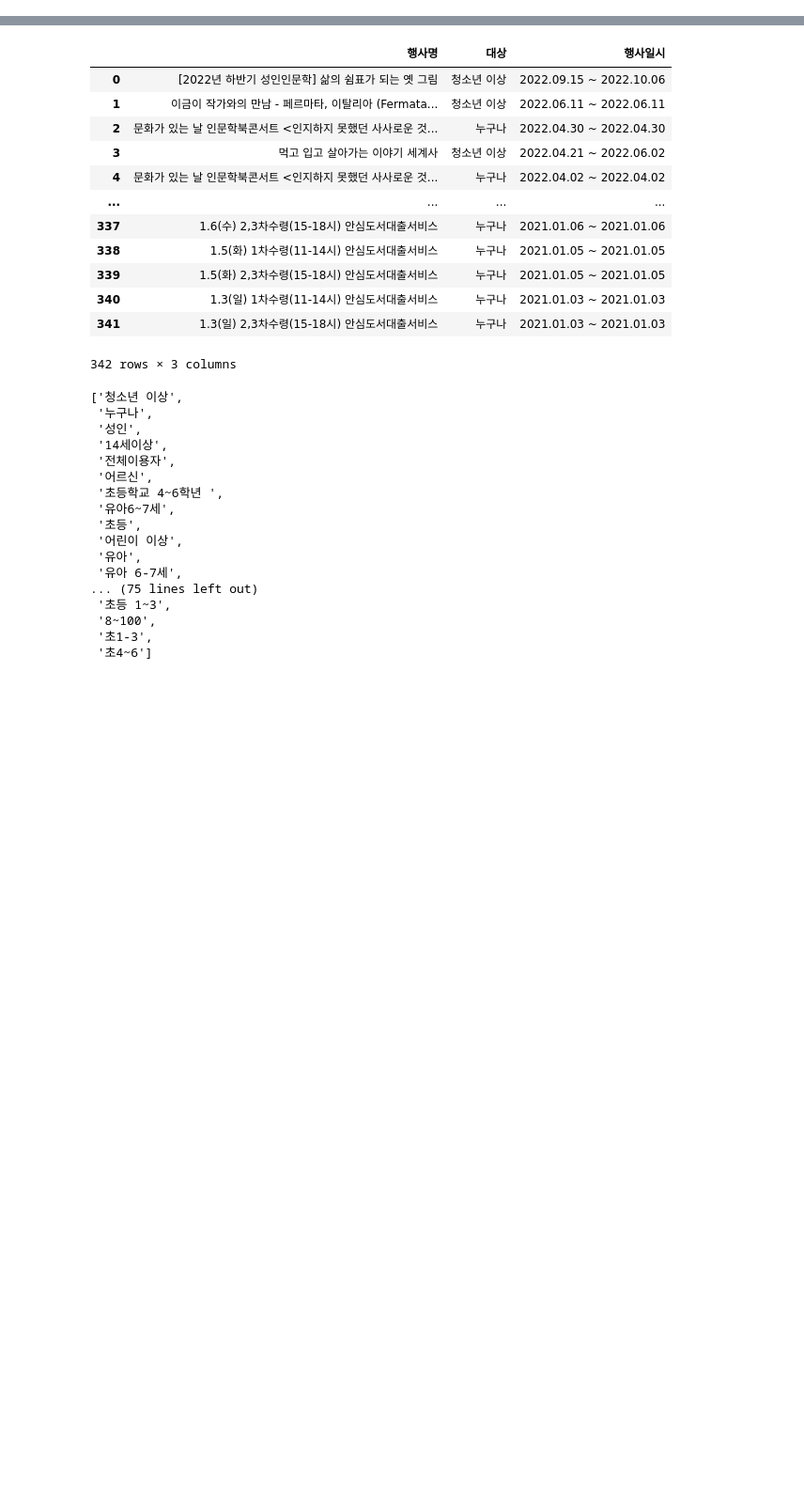
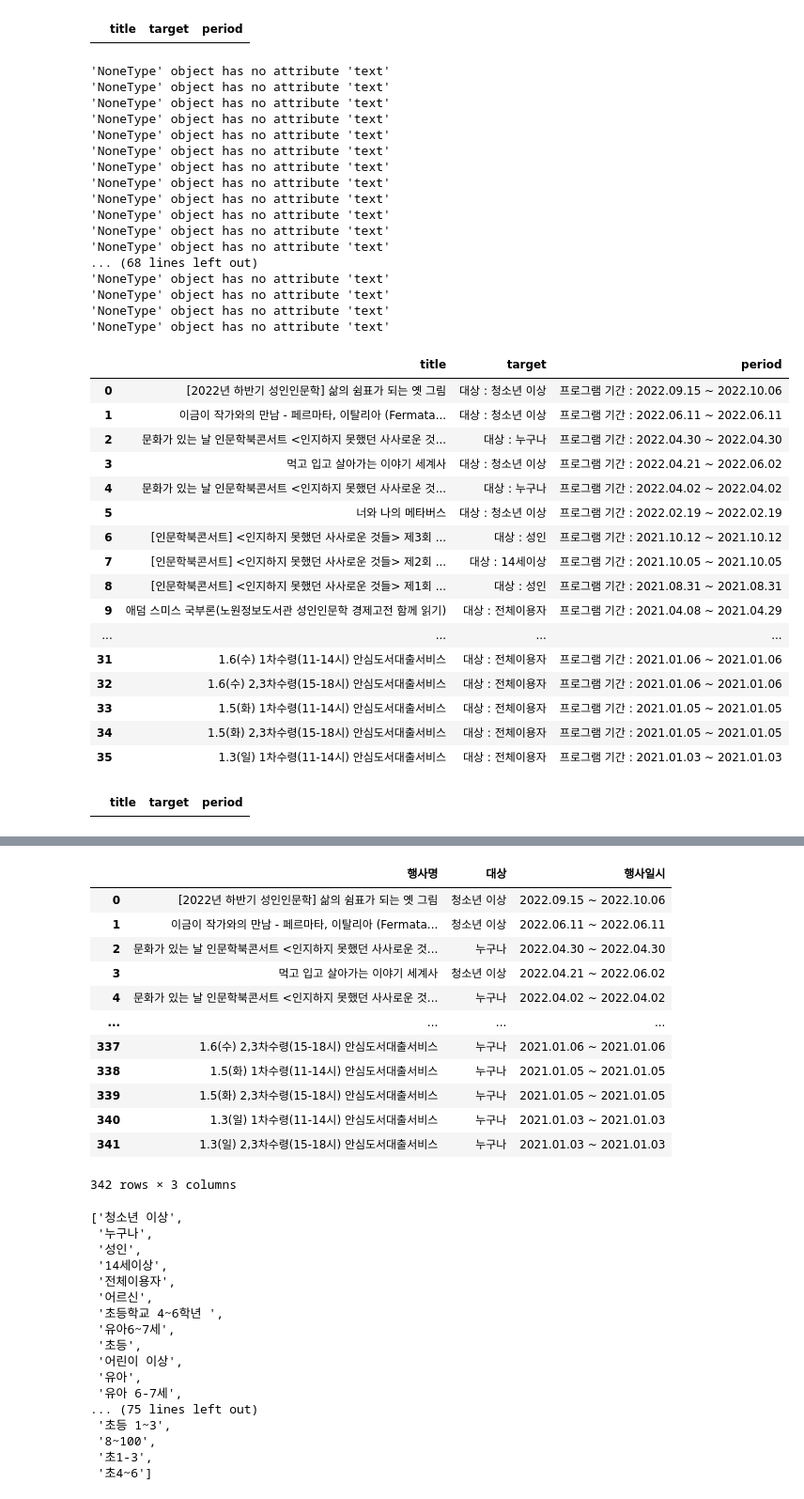
Before and after one commit to kyunakim/everybodys_lib, a Jupyter notebook: hanni/노원구 프로그램 크롤링.ipynb, the cells around one changed output, grey strips where cells are left out. Shown: that part at 94% size. Saved outputs shown, nothing was run; the diff lists cells and outputs as text; code cells hidden in the pictures; blank space fills up the shorter version.

```diff
--- a/hanni/노원구 프로그램 크롤링.ipynb
+++ b/hanni/노원구 프로그램 크롤링.ipynb
@@ -1,3 +1,9 @@
 # %%
 import warnings
 warnings.filterwarnings('ignore')
+# %%
+import pandas as pd
+nw_df = pd.DataFrame(columns = ['title','target','period'])
+nw_df
+# %% [output]
+|  | title | target | period |
@@ -3,0 +14,72 @@ warnings.filterwarnings('ignore')
+# %%
+from bs4 import BeautifulSoup
+import requests
+
+
+#main_content > div > ul > li > dl > dt > a
+
+
+ind = 0 #행번호
+
+
+for i in range(0,10): #range안에는 페이지수, 넉넉하게 넣기 #여기는 15페이지까지 가겠네
+
+    url = 'https://connect.nowonlib.kr/function_list?tab=1&lib=&s_auth2=a&s_auth1=&sdate=2021-01-01&edate=2022-09-22&s_auth3=&s_value=&start=' +str(i * 13)
+    headers = {"User-Agent":"Mozilla/5.0 (Windows NT 10.0; Win64; x64) AppleWebKit/537.36 (KHTML, like Gecko) Chrome/96.0.4664.45 Safari/537.36"}
+    nowon = requests.get(url, headers = headers, verify=False)
+    bs = BeautifulSoup(nowon.text, 'html.parser')
+
+    for j in range(1,13):
+        try:
+
+            title = bs.select_one('body > div.container > div > div.tableBox.mTable.functionTable > ul > li:nth-child('+str(j) +') > a > div:nth-child(2) > h3').text
+            target = bs.select_one('body > div.container > div > div.tableBox.mTable.functionTable > ul > li:nth-child('+str(j) +') > a > div:nth-child(2) > ul > li:nth-child(1)').text
+            period =bs.select_one('body > div.container > div > div.tableBox.mTable.functionTable > ul > li:nth-child('+str(j) +') > a > div:nth-child(2) > ul > li:nth-child(4)').text
+            nw_df.loc[ind] = [title, target, period]
+            ind += 1
+        except Exception as e:
+            print(e)
+
+
+nw_df
+# %% [output]
+'NoneType' object has no attribute 'text'
+'NoneType' object has no attribute 'text'
+'NoneType' object has no attribute 'text'
+'NoneType' object has no attribute 'text'
+'NoneType' object has no attribute 'text'
+'NoneType' object has no attribute 'text'
+'NoneType' object has no attribute 'text'
+'NoneType' object has no attribute 'text'
+'NoneType' object has no attribute 'text'
+'NoneType' object has no attribute 'text'
+'NoneType' object has no attribute 'text'
+'NoneType' object has no attribute 'text'
+... (68 lines left out)
+'NoneType' object has no attribute 'text'
+'NoneType' object has no attribute 'text'
+'NoneType' object has no attribute 'text'
+'NoneType' object has no attribute 'text'
+|  | title | target | period |
+| 0 | [2022년 하반기 성인인문학] 삶의 쉼표가 되는 옛 그림 | 대상 : 청소년 이상 | 프로그램 기간 : 2022.09.15 ~ 2022.10.06 |
+| 1 | 이금이 작가와의 만남 - 페르마타, 이탈리아 (Fermata... | 대상 : 청소년 이상 | 프로그램 기간 : 2022.06.11 ~ 2022.06.11 |
+| 2 | 문화가 있는 날 인문학북콘서트 <인지하지 못했던 사사로운 것... | 대상 : 누구나 | 프로그램 기간 : 2022.04.30 ~ 2022.04.30 |
+| 3 | 먹고 입고 살아가는 이야기 세계사 | 대상 : 청소년 이상 | 프로그램 기간 : 2022.04.21 ~ 2022.06.02 |
+| 4 | 문화가 있는 날 인문학북콘서트 <인지하지 못했던 사사로운 것... | 대상 : 누구나 | 프로그램 기간 : 2022.04.02 ~ 2022.04.02 |
+| 5 | 너와 나의 메타버스 | 대상 : 청소년 이상 | 프로그램 기간 : 2022.02.19 ~ 2022.02.19 |
+| 6 | [인문학북콘서트] <인지하지 못했던 사사로운 것들> 제3회 ... | 대상 : 성인 | 프로그램 기간 : 2021.10.12 ~ 2021.10.12 |
+| 7 | [인문학북콘서트] <인지하지 못했던 사사로운 것들> 제2회 ... | 대상 : 14세이상 | 프로그램 기간 : 2021.10.05 ~ 2021.10.05 |
+| 8 | [인문학북콘서트] <인지하지 못했던 사사로운 것들> 제1회 ... | 대상 : 성인 | 프로그램 기간 : 2021.08.31 ~ 2021.08.31 |
+| 9 | 애덤 스미스 국부론(노원정보도서관 성인인문학 경제고전 함께 읽기) | 대상 : 전체이용자 | 프로그램 기간 : 2021.04.08 ~ 2021.04.29 |
+| ... | ... | ... | ... |
+| 31 | 1.6(수) 1차수령(11-14시) 안심도서대출서비스 | 대상 : 전체이용자 | 프로그램 기간 : 2021.01.06 ~ 2021.01.06 |
+| 32 | 1.6(수) 2,3차수령(15-18시) 안심도서대출서비스 | 대상 : 전체이용자 | 프로그램 기간 : 2021.01.06 ~ 2021.01.06 |
+| 33 | 1.5(화) 1차수령(11-14시) 안심도서대출서비스 | 대상 : 전체이용자 | 프로그램 기간 : 2021.01.05 ~ 2021.01.05 |
+| 34 | 1.5(화) 2,3차수령(15-18시) 안심도서대출서비스 | 대상 : 전체이용자 | 프로그램 기간 : 2021.01.05 ~ 2021.01.05 |
+| 35 | 1.3(일) 1차수령(11-14시) 안심도서대출서비스 | 대상 : 전체이용자 | 프로그램 기간 : 2021.01.03 ~ 2021.01.03 |
+# %%
+import pandas as pd
+nwsg_df = pd.DataFrame(columns = ['title','target','period'])
+nwsg_df
+# %% [output]
+|  | title | target | period |
```
Also changed, not shown: parts of 14 cells of this notebook, 21 other files.
